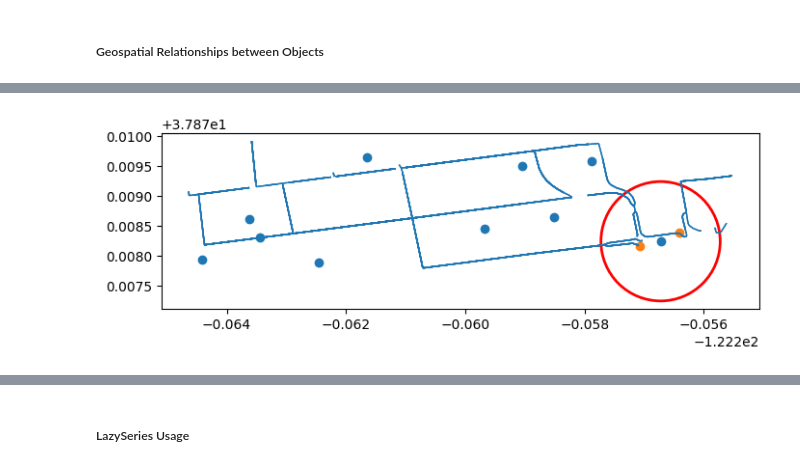
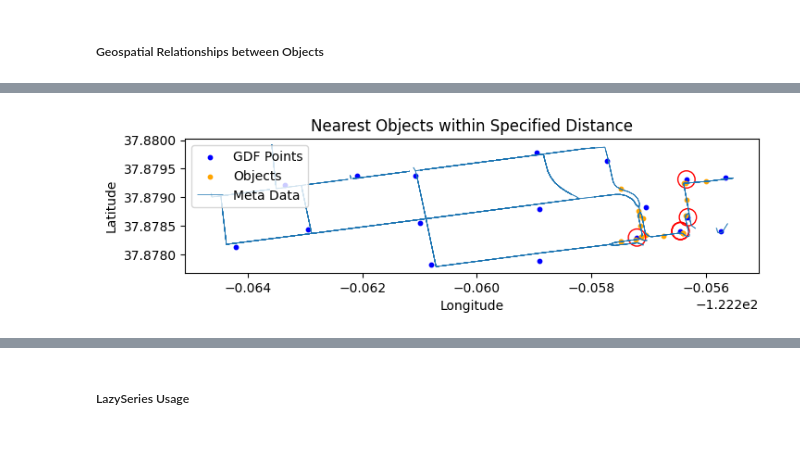
Before and after one commit to qlllllll/fire-risk-object-detection, a Jupyter notebook: src/gsv.ipynb, the cells around one changed output, grey strips where cells are left out. Cells and saved outputs as stored; diff of their text form; code cells hidden in the pictures; blank space fills up the shorter version.

```diff
--- a/src/gsv.ipynb
+++ b/src/gsv.ipynb
@@ -128,31 +98,6 @@ estimate_locations(dist_house_to_veg_min, 0, 'vegetation', 'house')
-# %%
-from object_detection_utils import nearest_object_existence
-
-def sample_points_from_bbox(bbox, n, crs="EPSG:4326"):
-    """
-    Sample n points uniformly from a bounding box.
-
-    Parameters:
-    bbox (tuple): A tuple of (minx, miny, maxx, maxy) defining the bounding box.
-    n (int): The number of points to sample.
-    crs (str): Coordinate reference system of the points.
-
-    Returns:
-    GeoDataFrame: A GeoDataFrame containing the sampled points.
-    """
-    np.random.seed(43)
-    minx, miny, maxx, maxy = bbox.bounds
-
-    xs = np.random.uniform(minx, maxx, n)
-    ys = np.random.uniform(miny, maxy, n)
-
-    points = [Point(x, y) for x, y in zip(xs, ys)]
-
-    points_gdf = gpd.GeoDataFrame(geometry=points, crs=crs)
-
-    return points_gdf
-
-sample_hydrants = sample_points_from_bbox(bbox, 10)
-nearest_exist = nearest_object_existence(sample_hydrants, re_detections[re_detections['label']=='fire hydrant'], meta=sample_points, max_dist=0.001, visualize=True)
-# %% [output]
-[figure, removed]
+# %%
+# Check if fire hydrants detected within max_dist from sample hydrants map
+sample = gpd.read_file('data.geojson')
+nearest_exist = nearest_object_existence(sample, re_detections[re_detections['label']=='fire hydrant'], meta=sample_points, images=images, max_dist=0.00015, visualize=True)
+nearest_exist.head(1)
+# %% [output]
@@ -158,0 +106 @@ nearest_exist = nearest_object_existence(sample_hydrants, re_detections[re_detec
+[figure, added]
```
Also changed, not shown: parts of 14 cells of this notebook, 2 other files.
